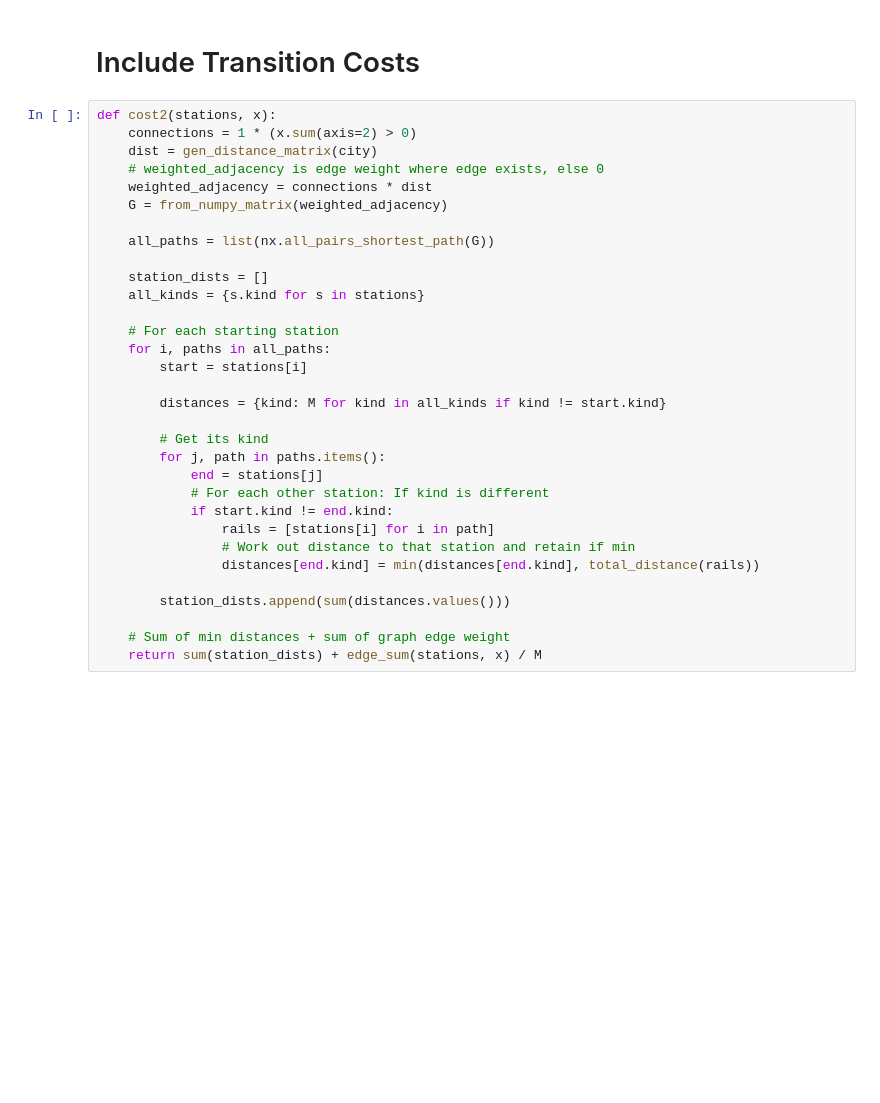
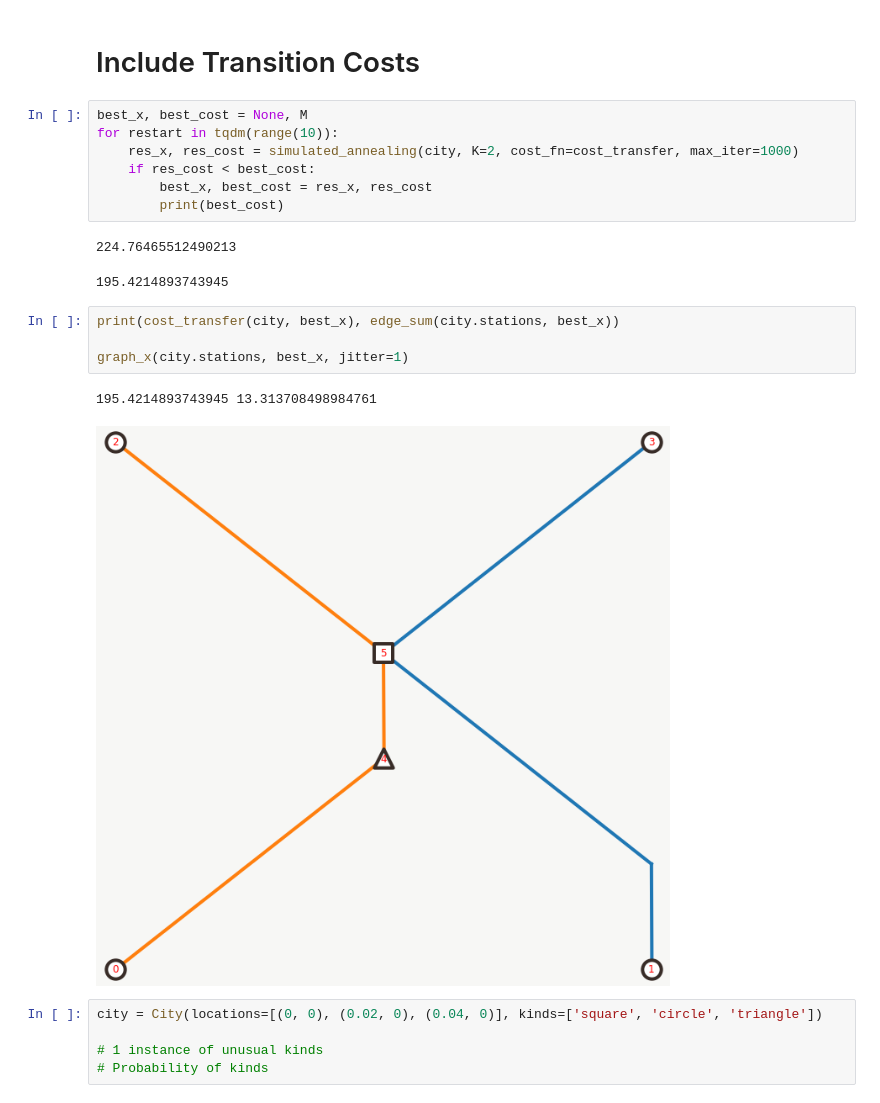
Before and after one commit to CameronChandler/optimisation-group-project, a Jupyter notebook: Simulated Annealing.ipynb, the cells around one changed output. Cells and saved outputs as stored; diff of their text form; blank space fills up the shorter version.

```diff
--- a/Simulated Annealing.ipynb
+++ b/Simulated Annealing.ipynb
@@ -309,34 +220,24 @@ graph_x(city.stations, nn)
 # %% [markdown]
 # Include Transition Costs
-# %%
-def cost2(stations, x):
-    connections = 1 * (x.sum(axis=2) > 0)
-    dist = gen_distance_matrix(city)
-    # weighted_adjacency is edge weight where edge exists, else 0
-    weighted_adjacency = connections * dist
-    G = from_numpy_matrix(weighted_adjacency)
-
-    all_paths = list(nx.all_pairs_shortest_path(G))
-
-    station_dists = []
-    all_kinds = {s.kind for s in stations}
-
-    # For each starting station
-    for i, paths in all_paths:
-        start = stations[i]
-
-        distances = {kind: M for kind in all_kinds if kind != start.kind}
-
-        # Get its kind
-        for j, path in paths.items():
-            end = stations[j]
-            # For each other station: If kind is different
-            if start.kind != end.kind:
-                rails = [stations[i] for i in path]
-                # Work out distance to that station and retain if min
-                distances[end.kind] = min(distances[end.kind], total_distance(rails))
-
-        station_dists.append(sum(distances.values()))
-
-    # Sum of min distances + sum of graph edge weight
-    return sum(station_dists) + edge_sum(stations, x) / M
+# %%
+best_x, best_cost = None, M
+for restart in tqdm(range(10)):
+    res_x, res_cost = simulated_annealing(city, K=2, cost_fn=cost_transfer, max_iter=1000)
+    if res_cost < best_cost:
+        best_x, best_cost = res_x, res_cost
+        print(best_cost)
+# %% [output]
+224.76465512490213
+195.4214893743945
+# %%
+print(cost_transfer(city, best_x), edge_sum(city.stations, best_x))
+
+graph_x(city.stations, best_x, jitter=1)
+# %% [output]
+195.4214893743945 13.313708498984761
+[figure, added]
+# %%
+city = City(locations=[(0, 0), (0.02, 0), (0.04, 0)], kinds=['square', 'circle', 'triangle'])
+
+# 1 instance of unusual kinds
+# Probability of kinds
```
Also changed, not shown: parts of 40 cells of this notebook, 3 other files.
